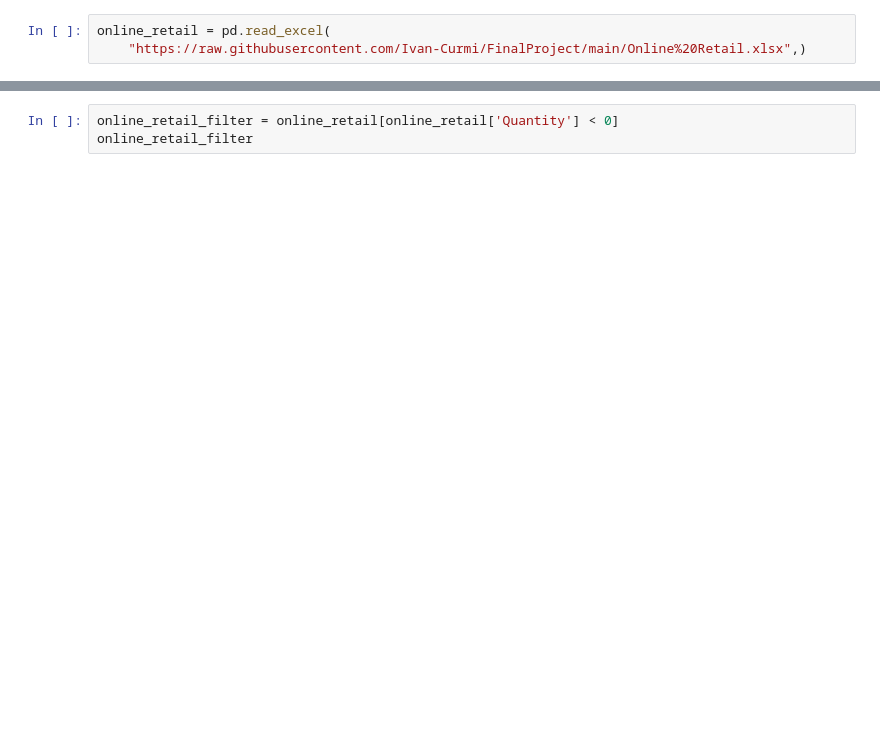
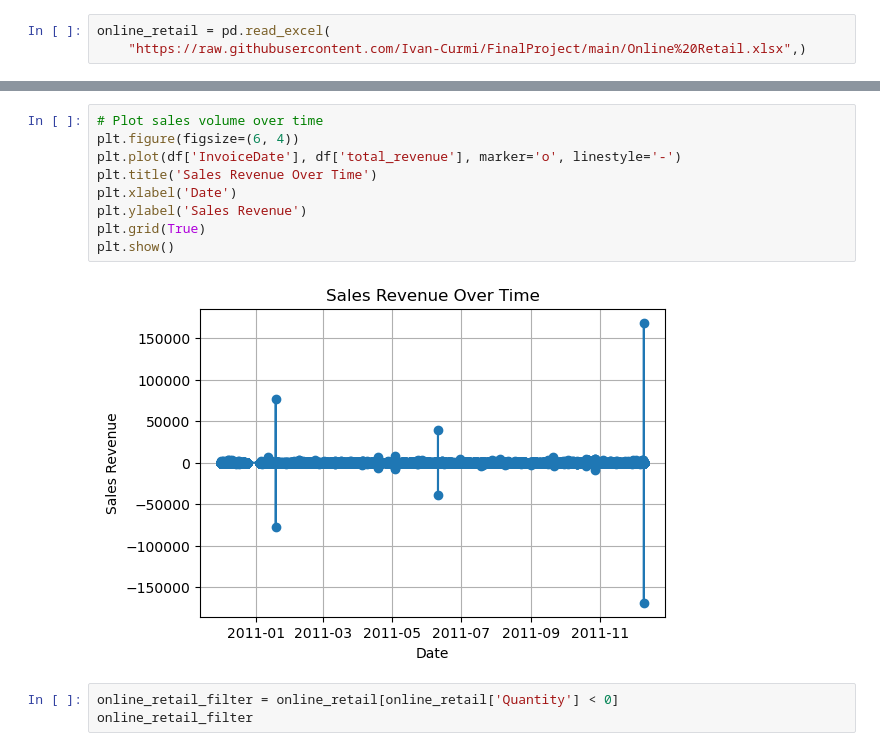
Before and after one commit to Ivan-Curmi/FinalProject, a Jupyter notebook: Sales (Ivan).ipynb, the cells around one changed output, grey strips where cells are left out. Drawn from its saved outputs; the diff is of its cells as text; blank space fills up the shorter version.

```diff
--- a/Sales (Ivan).ipynb
+++ b/Sales (Ivan).ipynb
@@ -113,3 +674,14 @@ memory usage: 27.9+ MB
+# %%
+# Plot sales volume over time
+plt.figure(figsize=(6, 4))
+plt.plot(df['InvoiceDate'], df['total_revenue'], marker='o', linestyle='-')
+plt.title('Sales Revenue Over Time')
+plt.xlabel('Date')
+plt.ylabel('Sales Revenue')
+plt.grid(True)
+plt.show()
+# %% [output]
+[figure, added]
 # %%
 online_retail_filter = online_retail[online_retail['Quantity'] < 0]
 online_retail_filter
```
Also changed, not shown: parts of 50 cells of this notebook.
